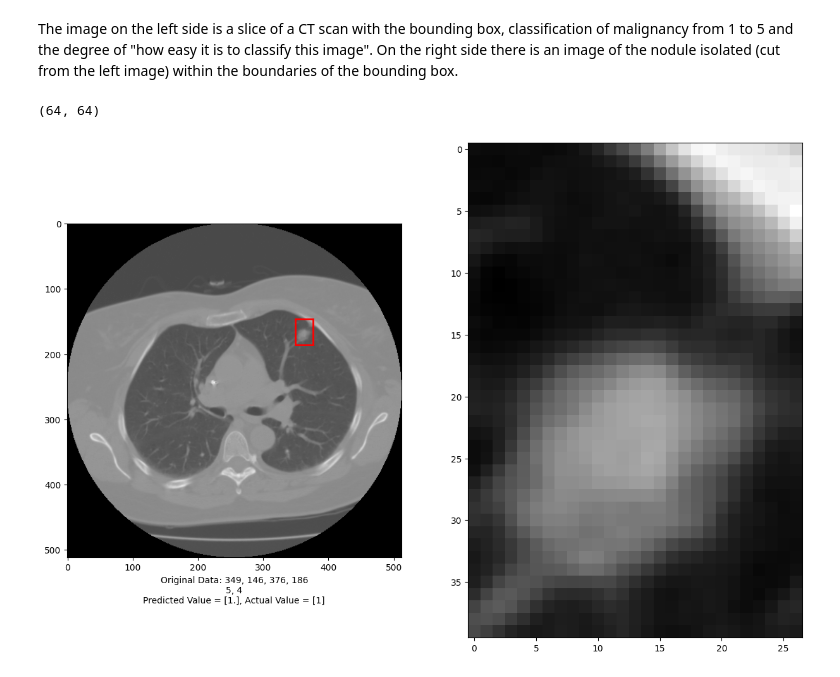
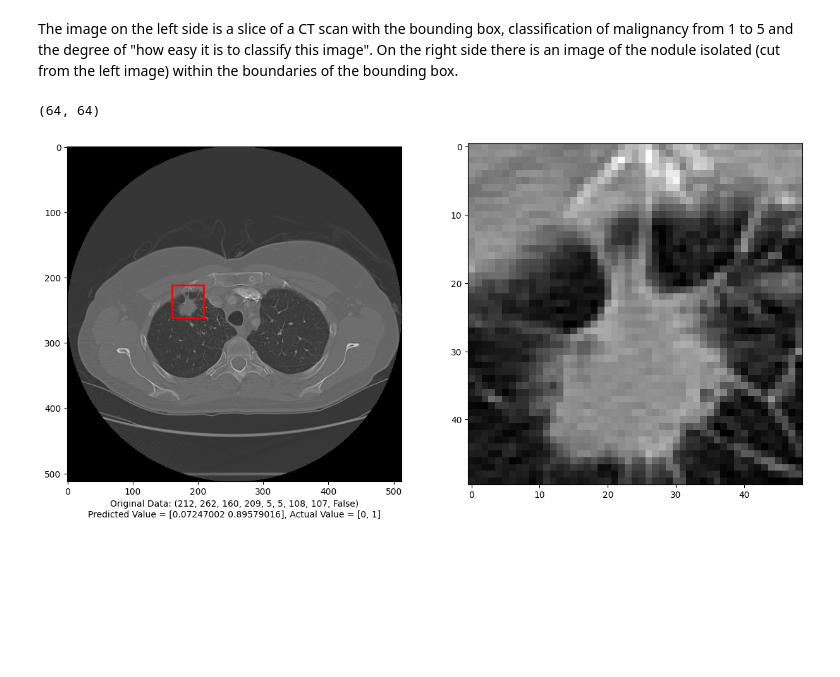
Before and after one commit to felipemarques86/pylung, a Jupyter notebook: src/jupyter/vit_binary_classification.ipynb, the cells around one changed output. Saved outputs shown, nothing was run; the diff lists cells and outputs as text; code cells hidden in the pictures; blank space fills up the shorter version.

```diff
--- a/src/jupyter/vit_binary_classification.ipynb
+++ b/src/jupyter/vit_binary_classification.ipynb
@@ -55,10 +55,10 @@ On the right side there is an image of the nodule isolated (cut from the left im
 # %%
 from pylung import predict
 import os
 
-weights_dir = os.getcwd() + '\\..\\weights'
+weights_dir = os.getcwd() + '\\..\\weights\\classification_one_hot_crop_nodule'
 
-predict('DS2', 'lidc_idri', weights_dir + '\\vit_1676988435374799000_a0.9977671504020691', 10)
+predict('DS_Bravo', 'lidc_idri', weights_dir + '\\vit_1677338358477463300_a0.8475279211997986', 37739)
 # %% [output]
 (64, 64)
-[figure, old version]
+[figure, new version]
```
Also changed, not shown: parts of 5 cells of this notebook, 2 other files.
